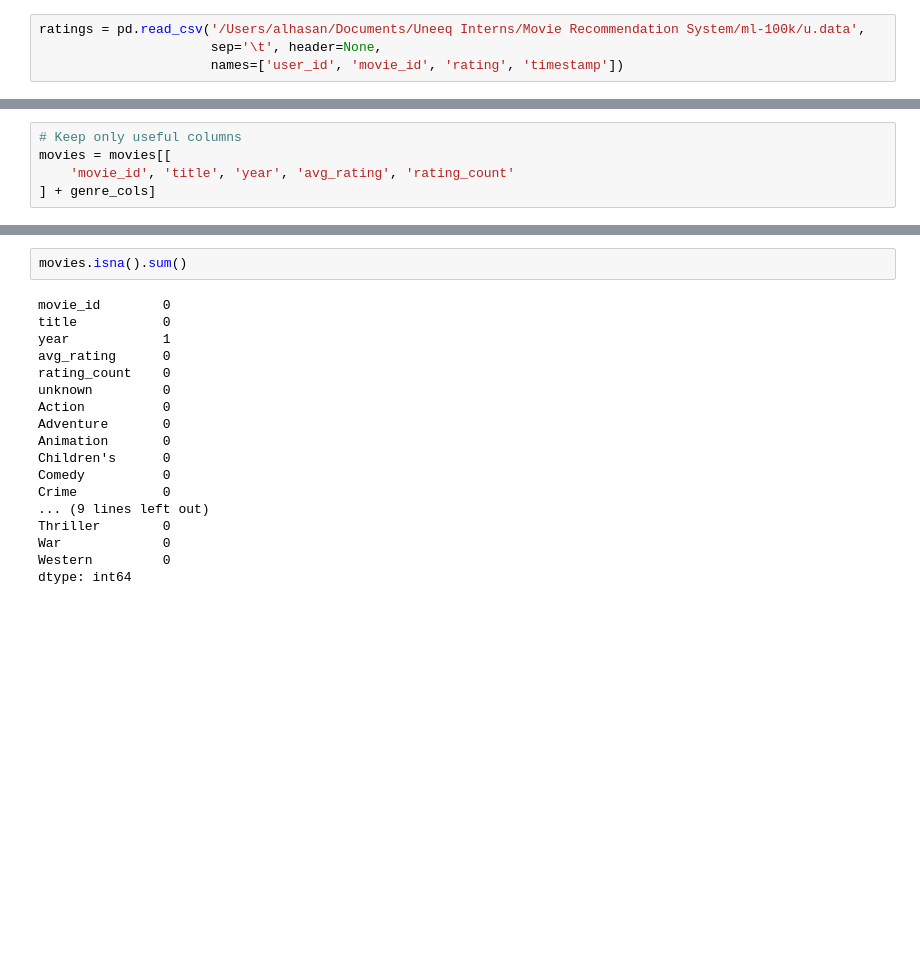
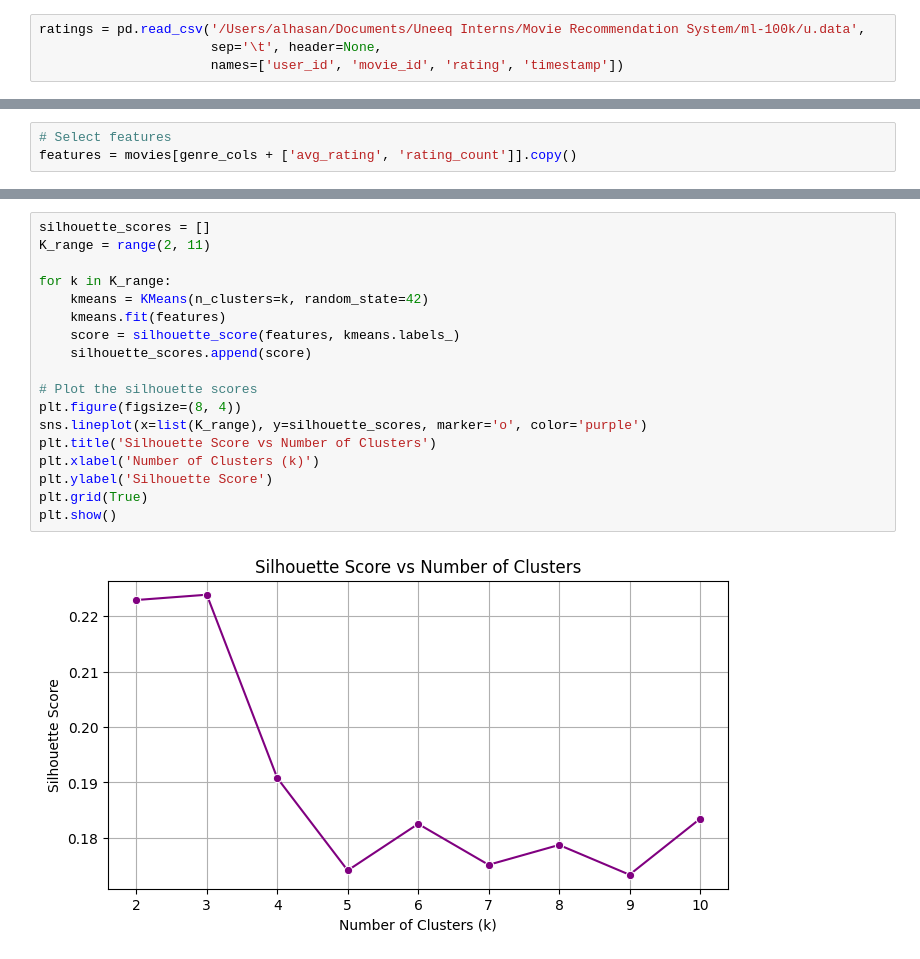
Before and after one commit to alhasan88/Movies-Recommender, a Jupyter notebook: mr.ipynb, the cells around one changed output, grey strips where cells are left out. Saved outputs shown, nothing was run; the diff lists cells and outputs as text; blank space fills up the shorter version.

```diff
--- a/mr.ipynb
+++ b/mr.ipynb
@@ -36,6 +68,4 @@ movies = pd.merge(movies, movie_stats, on='movie_id')
 # %%
-# Keep only useful columns
-movies = movies[[
-    'movie_id', 'title', 'year', 'avg_rating', 'rating_count'
-] + genre_cols]
+# Select features
+features = movies[genre_cols + ['avg_rating', 'rating_count']].copy()
 # %%
@@ -51,21 +75,21 @@ movies.head()
 # %%
-movies.isna().sum()
+silhouette_scores = []
+K_range = range(2, 11)
+
+for k in K_range:
+    kmeans = KMeans(n_clusters=k, random_state=42)
+    kmeans.fit(features)
+    score = silhouette_score(features, kmeans.labels_)
+    silhouette_scores.append(score)
+
+# Plot the silhouette scores
+plt.figure(figsize=(8, 4))
+sns.lineplot(x=list(K_range), y=silhouette_scores, marker='o', color='purple')
+plt.title('Silhouette Score vs Number of Clusters')
+plt.xlabel('Number of Clusters (k)')
+plt.ylabel('Silhouette Score')
+plt.grid(True)
+plt.show()
 # %% [output]
-movie_id        0
-title           0
-year            1
-avg_rating      0
-rating_count    0
-unknown         0
-Action          0
-Adventure       0
-Animation       0
-Children's      0
-Comedy          0
-Crime           0
-... (9 lines left out)
-Thriller        0
-War             0
-Western         0
-dtype: int64
+[figure, added]
 # %%
```
Also changed, not shown: parts of 11 cells of this notebook, 3 other files.
